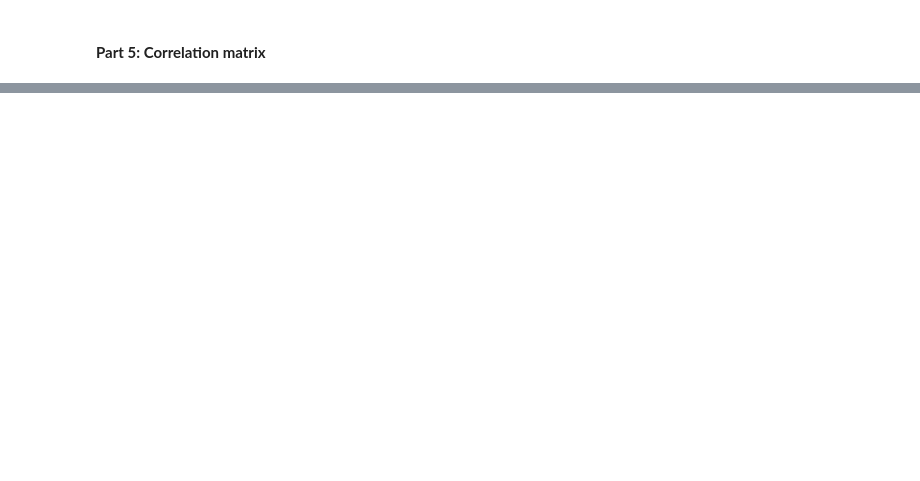
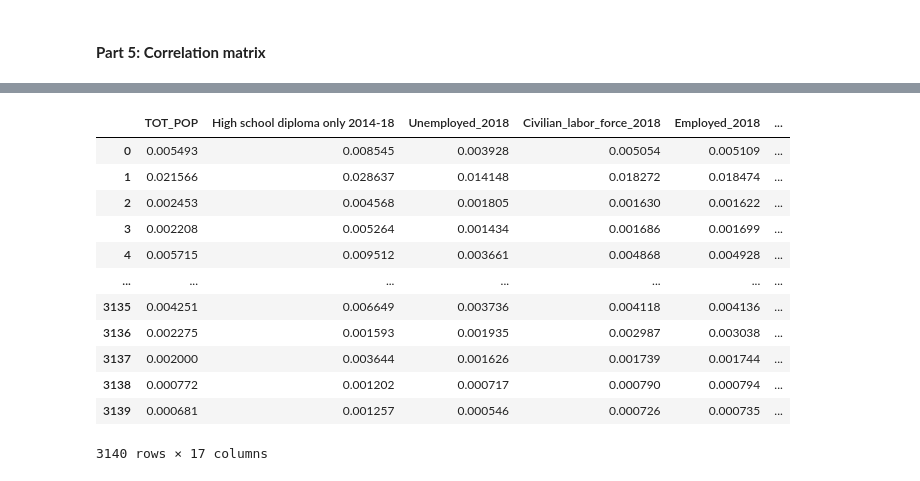
Before and after one commit to fevc08/regularized_linear_regression_project, a Jupyter notebook: src/explore.ipynb, the cells around one changed output, grey strips where cells are left out. Drawn from its saved outputs; the diff is of its cells as text; code cells hidden in the pictures; blank space fills up the shorter version.

```diff
--- a/src/explore.ipynb
+++ b/src/explore.ipynb
@@ -403,0 +499,30 @@ Name: diabetes_number, Length: 1930, dtype: float64
+# %%
+# Feature Engineering
+# Select the columns that have a correlation greater than 0.5
+columns_selected = [
+    'TOT_POP', 'High school diploma only 2014-18', 'Unemployed_2018', 'Civilian_labor_force_2018', 'Employed_2018', "Some college or associate's degree 2014-18",
+    'POVALL_2018', 'Family Medicine/General Practice Primary Care (2019)', 'Less than a high school diploma 2014-18', 'Total nurse practitioners (2019)', 'Total Specialist Physicians (2019)',
+    "Bachelor's degree or higher 2014-18", 'Internal Medicine Primary Care (2019)', 'Total physician assistants (2019)', 'Total Hospitals (2019)', 'ICU Beds_x', 'diabetes_number'
+]
+
+# Create the scaler object
+scaler = MinMaxScaler()
+
+# Scale the data
+scaled_features = scaler.fit_transform(total_data[columns_selected])
+diabetes_prediction = pd.DataFrame(scaled_features, columns=columns_selected)
+diabetes_prediction
+# %% [output]
+|  | TOT_POP | High school diploma only 2014-18 | Unemployed_2018 | Civilian_labor_force_2018 | Employed_2018 | ... |
+| 0 | 0.005493 | 0.008545 | 0.003928 | 0.005054 | 0.005109 | ... |
+| 1 | 0.021566 | 0.028637 | 0.014148 | 0.018272 | 0.018474 | ... |
+| 2 | 0.002453 | 0.004568 | 0.001805 | 0.001630 | 0.001622 | ... |
+| 3 | 0.002208 | 0.005264 | 0.001434 | 0.001686 | 0.001699 | ... |
+| 4 | 0.005715 | 0.009512 | 0.003661 | 0.004868 | 0.004928 | ... |
+| ... | ... | ... | ... | ... | ... | ... |
+| 3135 | 0.004251 | 0.006649 | 0.003736 | 0.004118 | 0.004136 | ... |
+| 3136 | 0.002275 | 0.001593 | 0.001935 | 0.002987 | 0.003038 | ... |
+| 3137 | 0.002000 | 0.003644 | 0.001626 | 0.001739 | 0.001744 | ... |
+| 3138 | 0.000772 | 0.001202 | 0.000717 | 0.000790 | 0.000794 | ... |
+| 3139 | 0.000681 | 0.001257 | 0.000546 | 0.000726 | 0.000735 | ... |
+3140 rows × 17 columns
```
Also changed, not shown: parts of 30 cells of this notebook, 8 other files.
